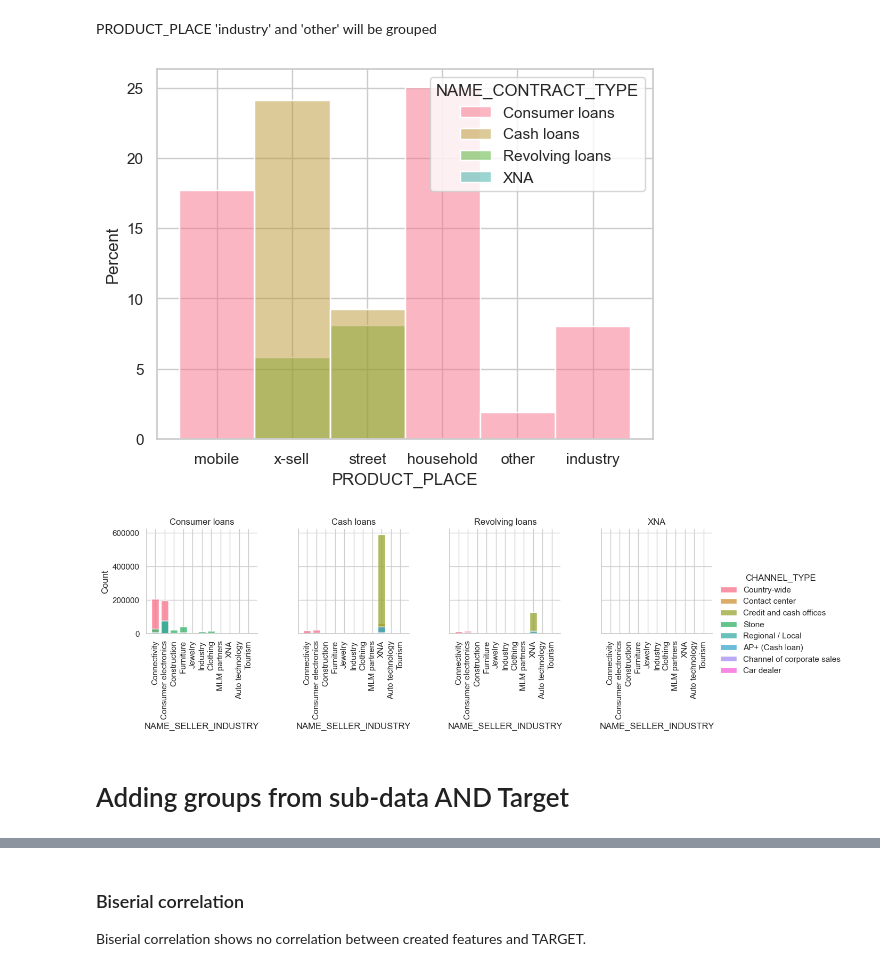
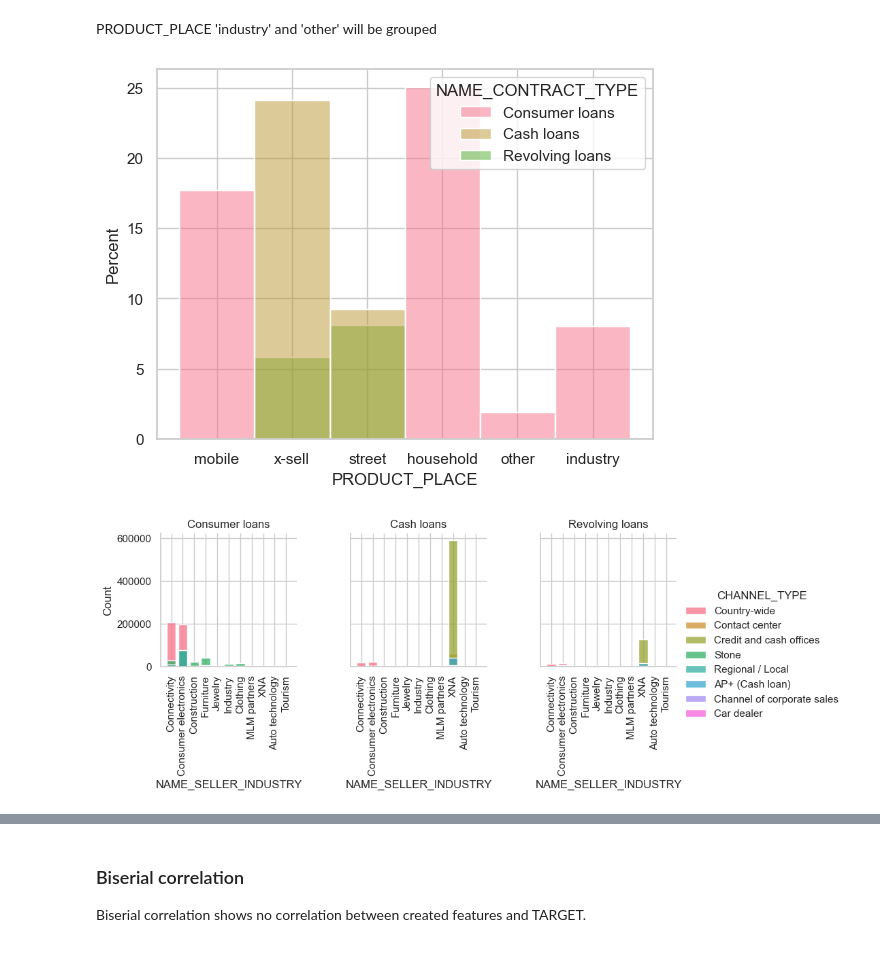
Before and after one commit to gkukse/Home-Credit-Default-Risk, a Jupyter notebook: 3_Feature_Selection_Previous_Application.ipynb, the cells around one changed output, grey strips where cells are left out. Saved outputs shown, nothing was run; the diff lists cells and outputs as text; code cells hidden in the pictures.

```diff
--- a/3_Feature_Selection_Previous_Application.ipynb
+++ b/3_Feature_Selection_Previous_Application.ipynb
@@ -149,3 +115,8 @@ TypeError: '<=' not supported between instances of 'str' and 'float'
+# %%
+previous_application = previous_application[previous_application['NAME_CONTRACT_TYPE'] != 'XNA']
+# %%
+previous_application = help_tool.previous_application_cleaning(
+    previous_application)
 # %% [markdown]
 ### NAME_CASH_LOAN_PURPOSE
 90% of Cash loans responded with XNA (unknown), while Consumer loans and Revolving loans have subvalues XAP (Application Error). NAME_CASH_LOAN_PURPOSE will be dropped.
@@ -218,23 +185,28 @@ plt.show()
 # %%
-previous_application['CODE_REJECT_REASON'] = previous_application['CODE_REJECT_REASON'].apply(help_tool.reject_reason)
+previous_application['CODE_REJECT_REASON'] = previous_application['CODE_REJECT_REASON'].apply(
+    help_tool.reject_reason)
 previous_application.drop(columns='NAME_GOODS_CATEGORY', inplace=True)
 # %% [markdown]
 PRODUCT_PLACE 'industry' and 'other' will be grouped
 # %%
-sns.histplot(data=previous_application, x='PRODUCT_PLACE', stat='percent', hue='NAME_CONTRACT_TYPE')
+sns.histplot(data=previous_application, x='PRODUCT_PLACE',
+             stat='percent', hue='NAME_CONTRACT_TYPE')
 plt.show()
 # %% [output]
-[figure, old version]
+[figure, new version]
 # %%
-previous_application['PRODUCT_PLACE'] = previous_application['PRODUCT_PLACE'].apply(help_tool.product_place)
+previous_application['PRODUCT_PLACE'] = previous_application['PRODUCT_PLACE'].apply(
+    help_tool.product_place)
 # %%
-g = sns.FacetGrid(previous_application, col="NAME_CONTRACT_TYPE", hue="CHANNEL_TYPE")
-g.map(sns.histplot, 'NAME_SELLER_INDUSTRY', bins=20, multiple="dodge", shrink=.8)
+g = sns.FacetGrid(previous_application,
+                  col="NAME_CONTRACT_TYPE", hue="CHANNEL_TYPE")
+g.map(sns.histplot, 'NAME_SELLER_INDUSTRY',
+      bins=20, multiple="dodge", shrink=.8)
 g.set_titles(col_template="{col_name}", row_template="{row_name}")
 plt.tight_layout()
 g.set_xticklabels(rotation=90)
 g.add_legend()
 plt.show()
 # %% [output]
-[figure, old version]
+[figure, new version]
 # %%
@@ -247,2 +218,0 @@ previous_application_expanded = help_tool.dummy_columns(previous_application, pr
-# %% [markdown]
-# Adding groups from sub-data AND Target
```
Also changed, not shown: parts of 75 cells of this notebook, 5 other files.
